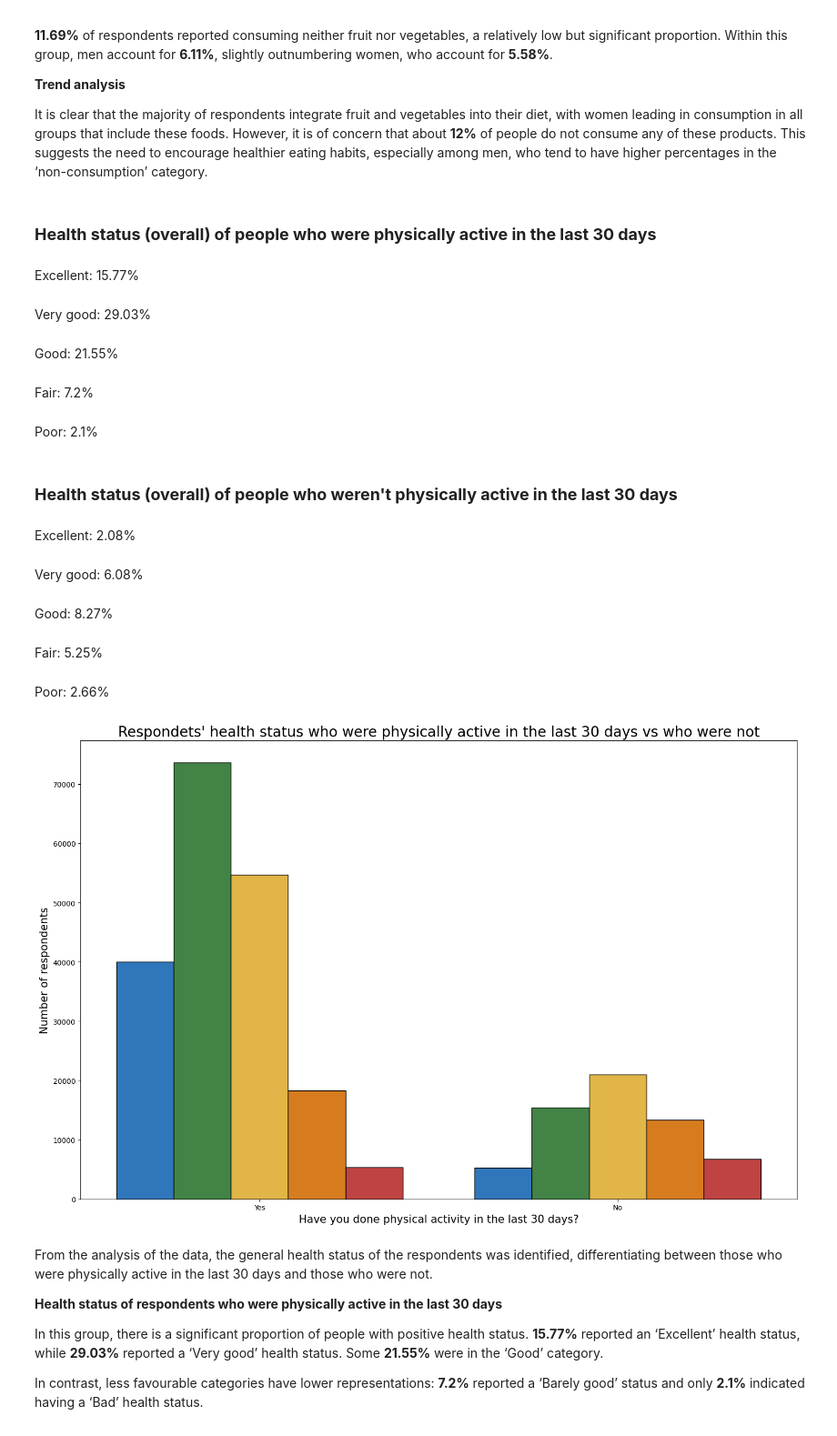
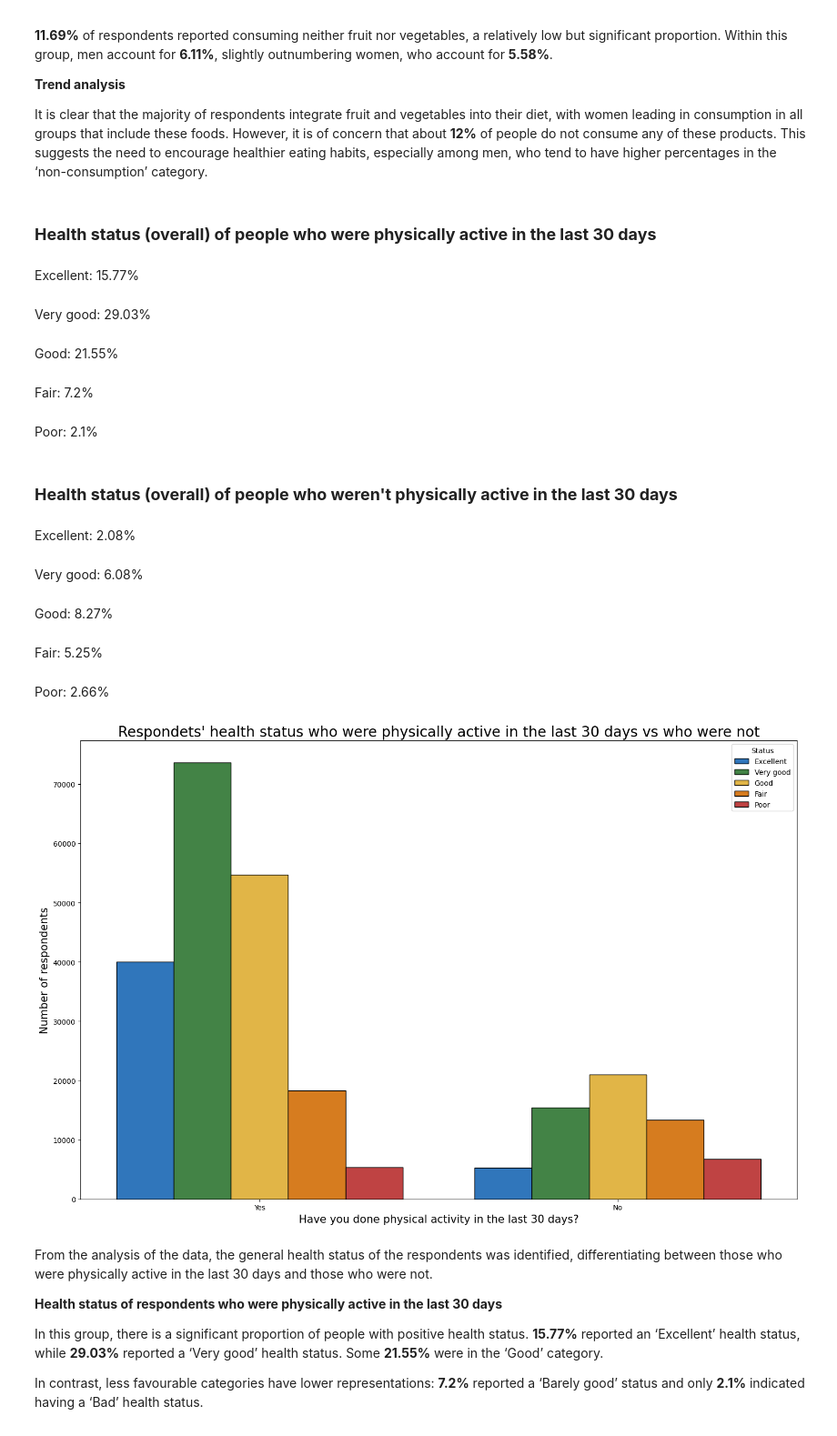
Before and after one commit to jeremias-mena/medpredictor-ML, a Jupyter notebook: medpredictor/notebooks/03-exploratory-data-analysis.ipynb, the cells around one changed output. Shown: that part at 91% size. Cells and saved outputs as stored; diff of their text form; code cells hidden in the pictures.

```diff
--- a/medpredictor/notebooks/03-exploratory-data-analysis.ipynb
+++ b/medpredictor/notebooks/03-exploratory-data-analysis.ipynb
@@ -448,37 +448,38 @@ for title, value in zip(titles, filter_order):
 
 
 group = df.groupby(['GenHlth', 'PhysActivity']).size().reset_index(name='count')
+group.columns = ['Status', 'PhysActivity', 'count']
 
 g_title = "Respondets' health status who were physically active in the last 30 days vs who were not"
 x_label = "Have you done physical activity in the last 30 days?"
 y_label = "Number of respondents"
 dict_colors = {'Excellent':'#1976D2',
                'Very good':'#388E3C',
                'Good':'#FBC02D',
                'Fair': '#F57C00',
                'Poor': '#D32F2F'}
 colors = list(dict_colors.values())
 
 graph_status = Graph(graph_title=g_title,
                      xlabel_name=x_label,
                      ylabel_name=y_label,
                      colors=colors)
 
-graph_status.bar_plot_sns(x='PhysActivity', y='count', hue='GenHlth', legend=True,data=group, hue_order=values_order, order=filter_order)
+graph_status.bar_plot_sns(x='PhysActivity', y='count', hue='Status', legend=True,data=group, hue_order=values_order, order=filter_order)
 # %% [output]
 ### **Health status (overall) of people who were physically active in the last 30 days**
 Excellent: 15.77%
 Very good: 29.03%
 Good: 21.55%
 Fair: 7.2%
 Poor: 2.1%
 ### **Health status (overall) of people who weren't physically active in the last 30 days**
 Excellent: 2.08%
 Very good: 6.08%
 Good: 8.27%
 Fair: 5.25%
 Poor: 2.66%
-[figure, old version]
+[figure, new version]
 # %% [markdown]
 From the analysis of the data, the general health status of the respondents was identified, differentiating between those who were physically active in the last 30 days and those who were not.
 
```
Also changed, not shown: parts of 2 cells of this notebook.
